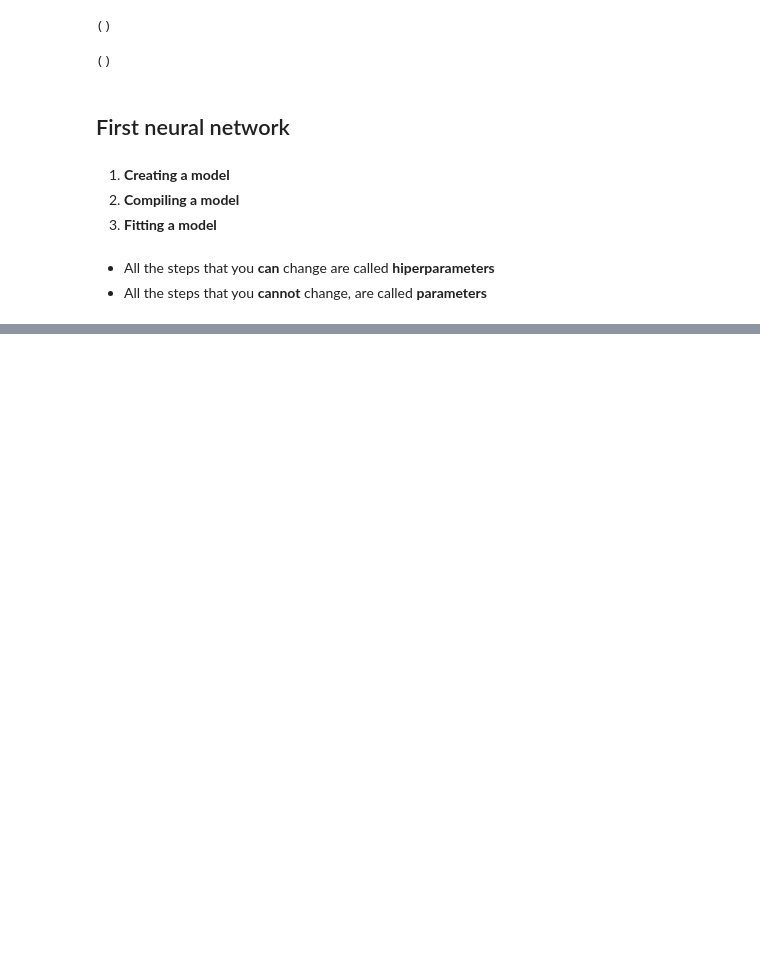
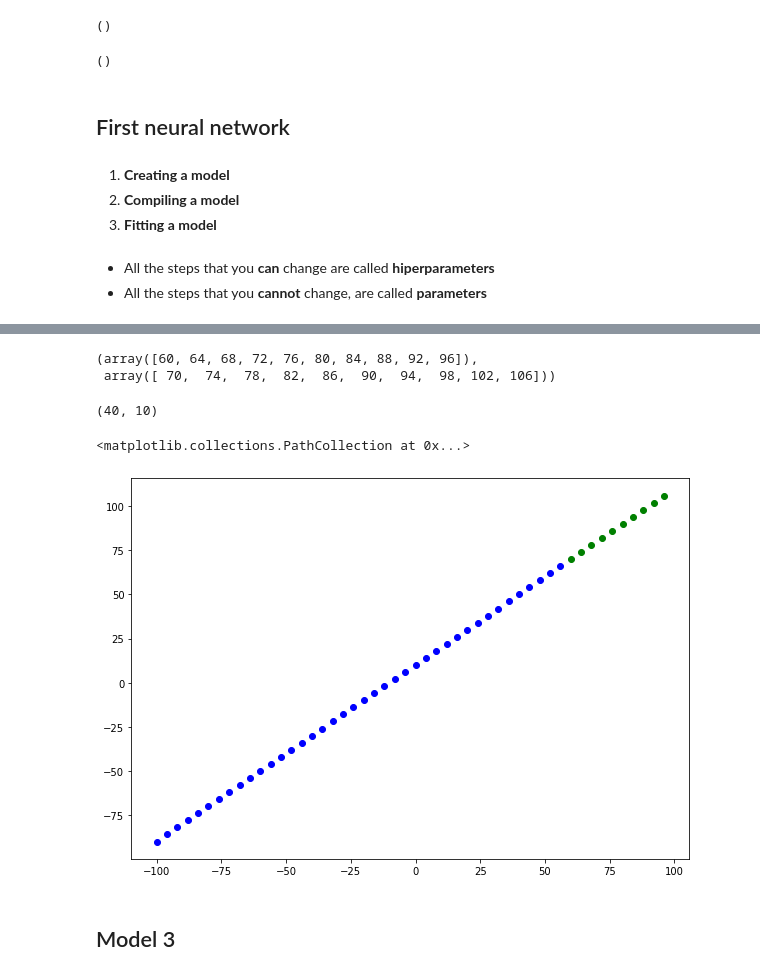
Before and after one commit to milioe/Moravec, a Jupyter notebook: 1_RegresionDamian.ipynb, the cells around one changed output, grey strips where cells are left out. Cells and saved outputs as stored; diff of their text form; code cells hidden in the pictures; blank space fills up the shorter version.

```diff
--- a/1_RegresionDamian.ipynb
+++ b/1_RegresionDamian.ipynb
@@ -101,0 +164,4 @@ Epoch 5/5
+# %%
+import numpy as np
+X = np.arange(-100, 100, 4)
+X
@@ -101,0 +174,3 @@ Epoch 5/5
+# %%
+y = np.arange(-90, 110, 4)
+y
@@ -101,0 +195,3 @@ Epoch 5/5
+# %%
+X_train = X[:40]
+y_train = y[:40]
@@ -101,0 +209,22 @@ Epoch 5/5
+# %%
+X_test = X[40:]
+y_test = y[40:]
+# %%
+X_test, y_test
+# %% [output]
+(array([60, 64, 68, 72, 76, 80, 84, 88, 92, 96]),
+ array([ 70,  74,  78,  82,  86,  90,  94,  98, 102, 106]))
+# %%
+len(X_train), len(X_test)
+# %% [output]
+(40, 10)
+# %%
+plt.figure(figsize=(10,7))
+
+plt.scatter(X_train, y_train, c="b", label="Training data")
+plt.scatter(X_test, y_test, c="g", label="Test data")
+# %% [output]
+<matplotlib.collections.PathCollection at 0x...>
+[figure, added]
+# %% [markdown]
+## Model 3
```
Also changed, not shown: parts of 23 cells of this notebook.
